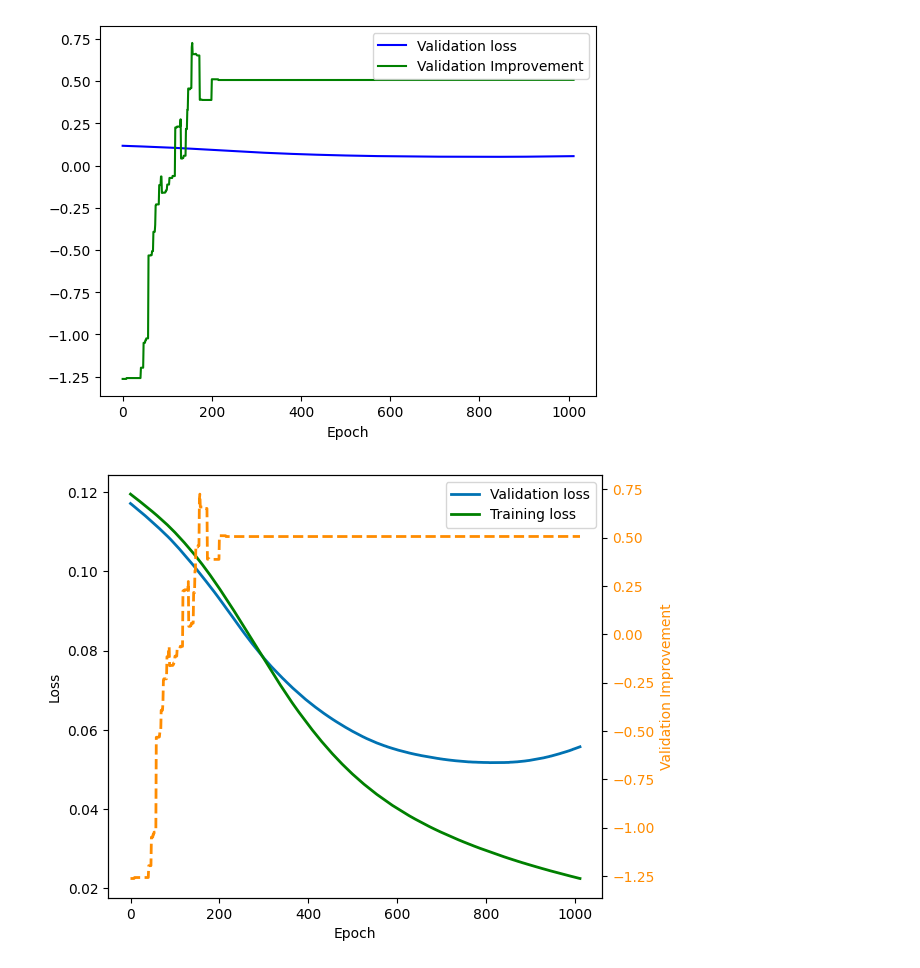
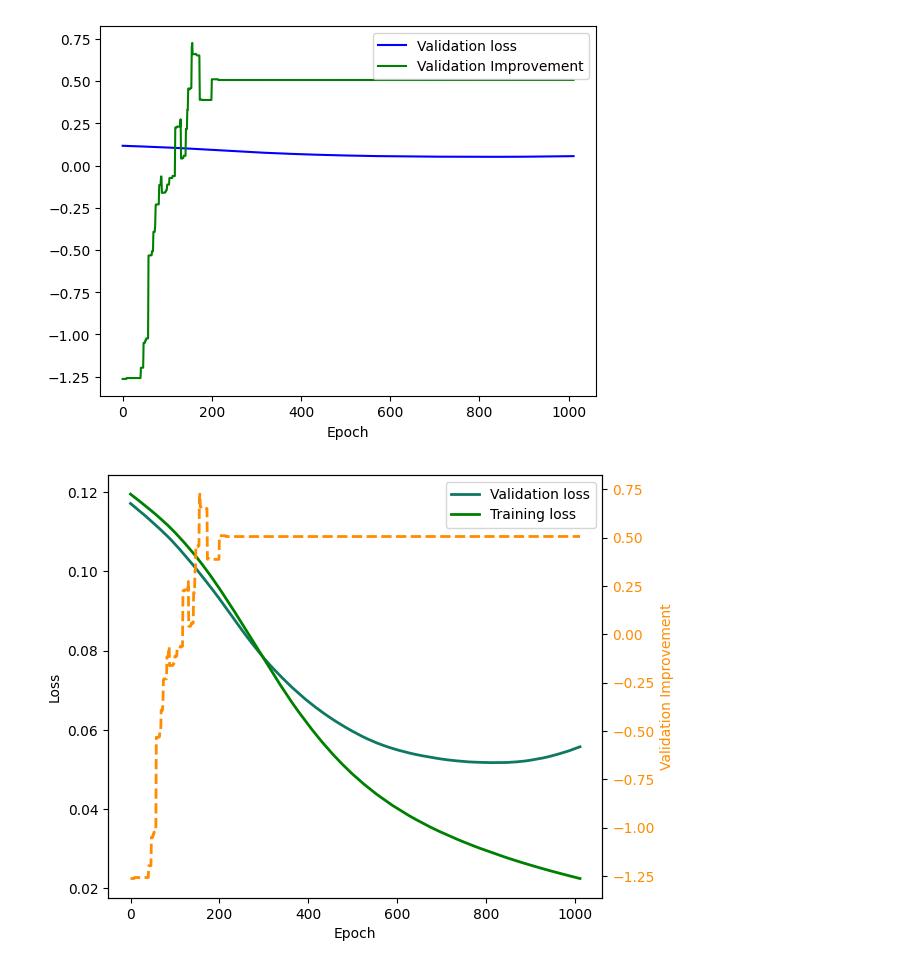
Before and after one commit to lisaxeverest/6.7960-fa24-project, a Jupyter notebook: train_plot.ipynb, the cells around one changed output. Drawn from its saved outputs; the diff is of its cells as text; code cells hidden in the pictures.

Commit message:
change color to match scheme

```diff
--- a/train_plot.ipynb
+++ b/train_plot.ipynb
@@ -48,19 +48,19 @@ plt.legend()
 # %%
 # Create the first plot (left y-axis)
 fig, ax1 = plt.subplots()
-ax1.plot(df['Epoch'], df['Val Loss'], color='#0072B2', label="Validation loss", linewidth=2)
+ax1.plot(df['Epoch'], df['Val Loss'], color='#0e7862', label="Validation loss", linewidth=2)
 ax1.plot(df['Epoch'], df['Train Loss'], color='green', label="Training loss", linewidth=2)
 ax1.set_xlabel("Epoch")
 ax1.set_ylabel("Loss", color='black')
 ax1.tick_params(axis="y", labelcolor='black')
 plt.legend()
 
 # Create the second plot (right y-axis)
 ax2 = ax1.twinx()
 ax2.plot(df['Epoch'], df['Val Improvement'], color='darkorange', label="Validation Improvement", linestyle="--", linewidth=2)
 ax2.set_ylabel("Validation Improvement", color='darkorange')
 ax2.tick_params(axis="y", labelcolor='darkorange')
 plt.tight_layout(pad=0.5)
 plt.savefig(f"{data_path}/images/training_curve.png")
 # %% [output]
-[figure, old version]
+[figure, new version]
```
Also changed, not shown: 1 other file.
